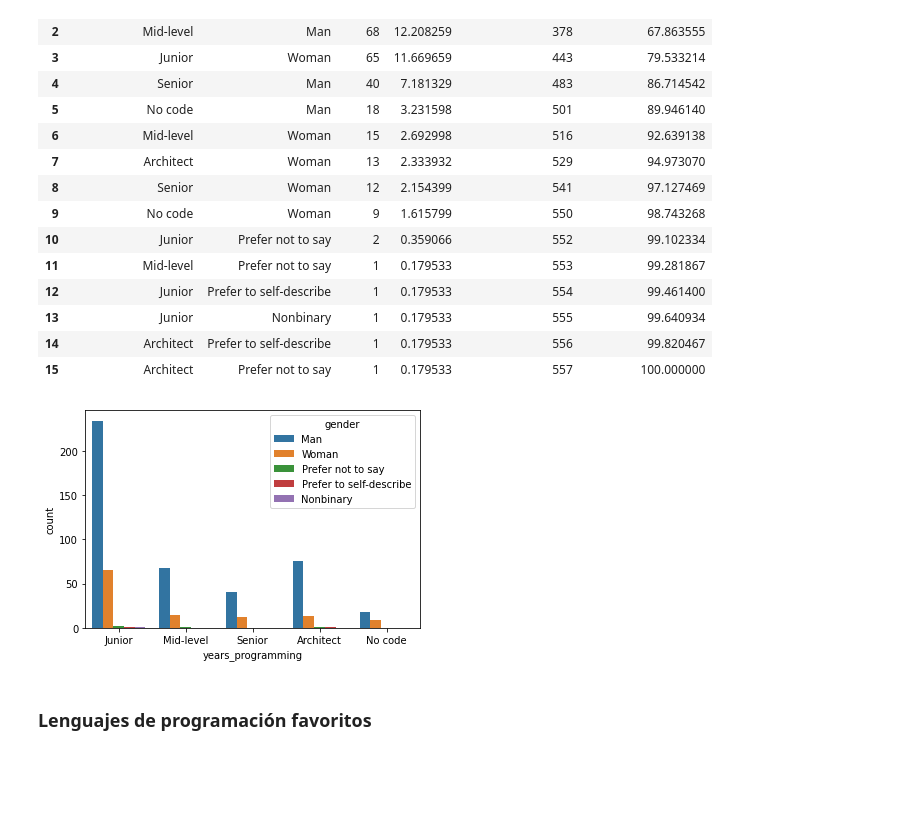
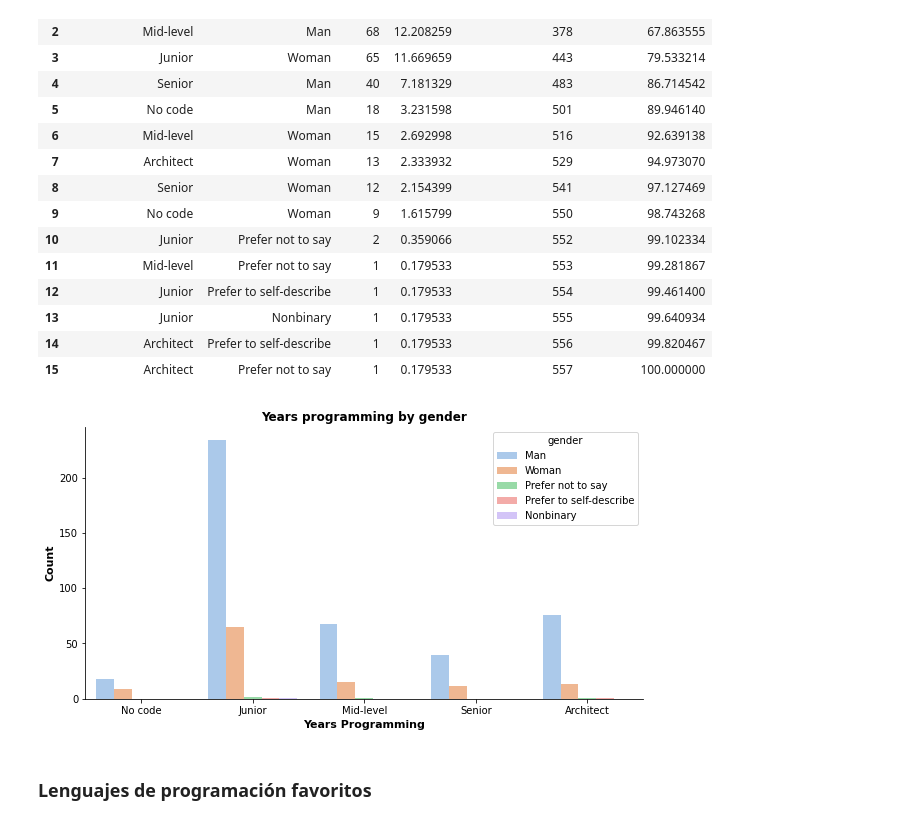
Before and after one commit to MonicaSL110/proyecto-transformacion-digital, a Jupyter notebook: preguntas_graficas.ipynb, the cells around one changed output. Saved outputs shown, nothing was run; the diff lists cells and outputs as text; code cells hidden in the pictures; blank space fills up the shorter version.

```diff
--- a/preguntas_graficas.ipynb
+++ b/preguntas_graficas.ipynb
@@ -103,10 +103,18 @@ df.stb.freq(['years_programming','gender'])
 | 14 | Architect | Prefer to self-describe | 1 | 0.179533 | 556 | 99.820467 |
 | 15 | Architect | Prefer not to say | 1 | 0.179533 | 557 | 100.000000 |
 # %%
-lista_años_programando = ['Junior','Mid-level','Senior','Architect','No code']
+lista_años_programando = ['No code','Junior','Mid-level','Senior','Architect']
-# %%
-sns.countplot(x='years_programming',hue='gender',data=df,order=lista_años_programando);
-# %% [output]
-[figure, removed]
+# %%
+plt.figure(figsize= (10,5))
+fig = sns.countplot(x='years_programming',hue='gender',data=df,order=lista_años_programando,palette='pastel')
+fig.set_xlabel('Years Programming', fontweight = "bold", fontsize = 11)
+fig.set_ylabel('Count', fontweight = "bold", fontsize = 11)
+
+fig.set_title('Years programming by gender', fontweight = "bold", fontsize = 12)
+
+fig.spines['top'].set_visible(False)
+fig.spines['right'].set_visible(False) ;
+# %% [output]
+[figure, added]
 # %% [markdown]
 ### Lenguajes de programación favoritos
```
Also changed, not shown: parts of 11 cells of this notebook.
